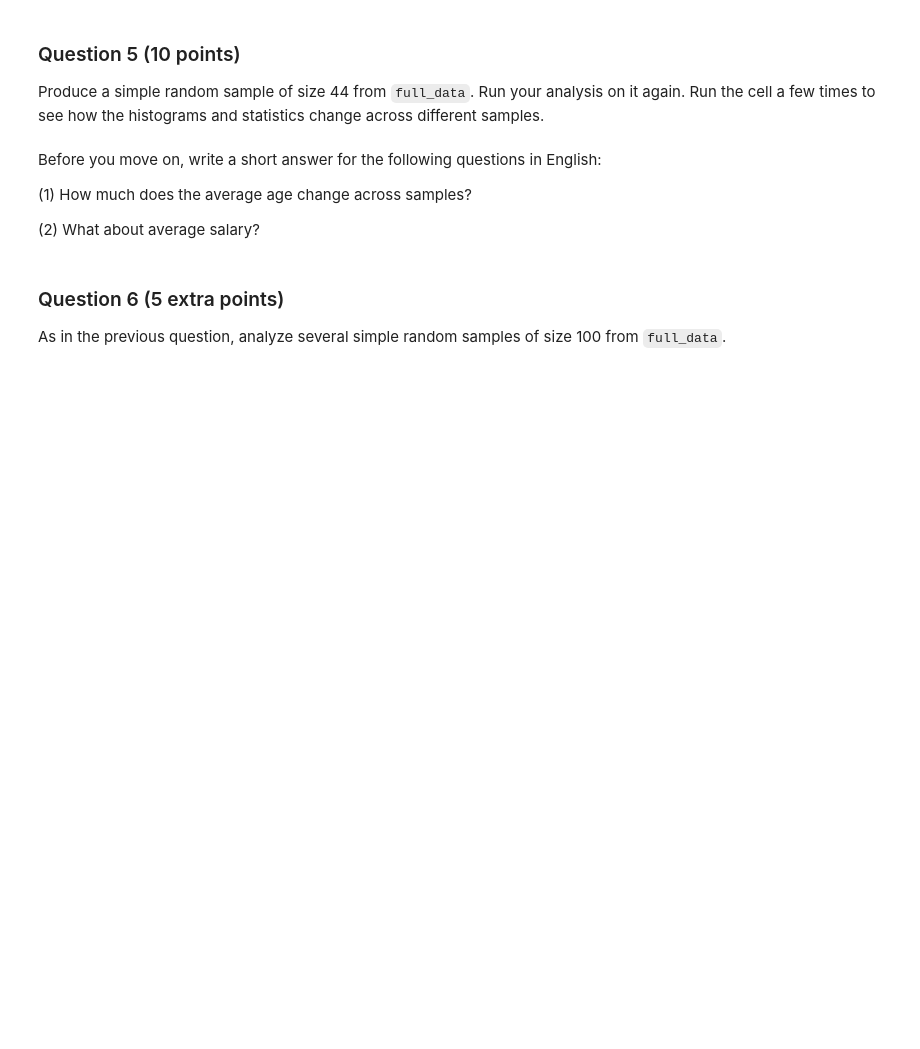
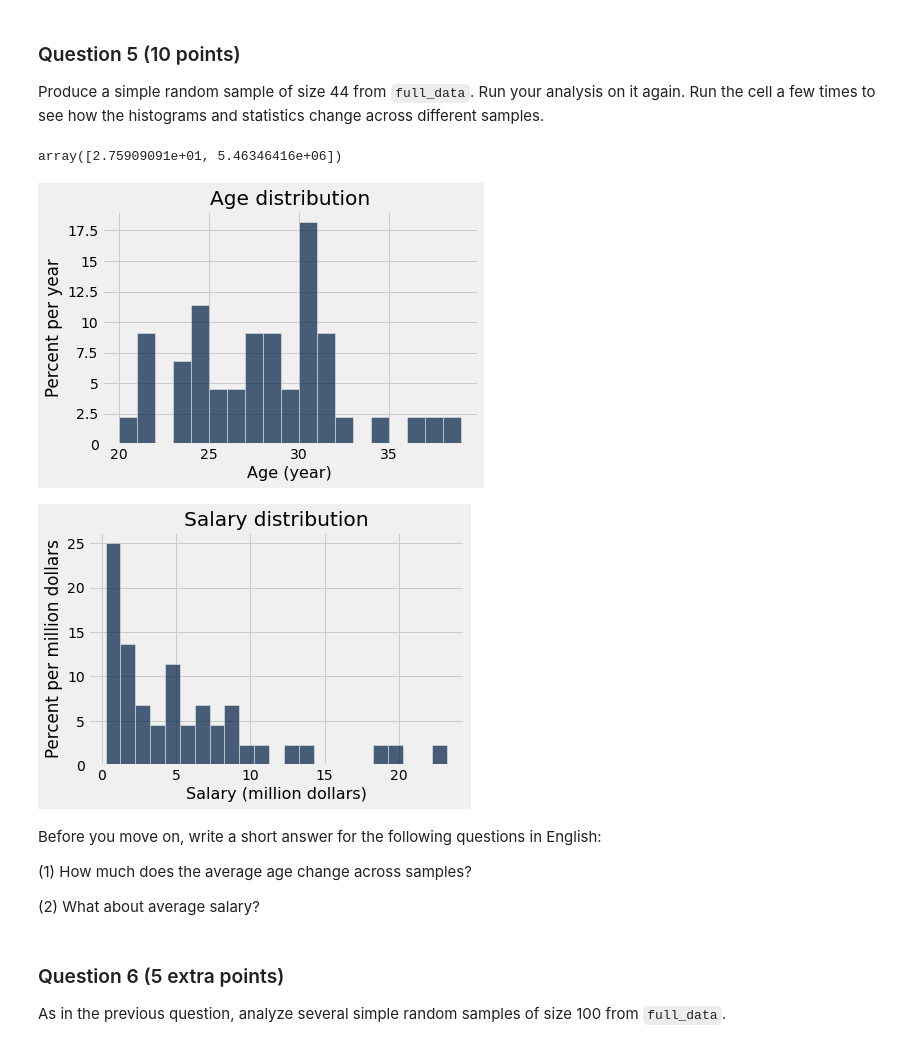
Before and after one commit to Shanmukh451/shanmukhanadh_INFO5502_sPRING2022, a Jupyter notebook: lab_assignment_08.ipynb, the cells around one changed output. Saved outputs shown, nothing was run; the diff lists cells and outputs as text; code cells hidden in the pictures; blank space fills up the shorter version.

```diff
--- a/lab_assignment_08.ipynb
+++ b/lab_assignment_08.ipynb
@@ -190,9 +284,13 @@ salary_data.sample(5, with_replacement=False)
 ### Question 5 (10 points)
 Produce a simple random sample of size 44 from `full_data`. Run your analysis on it again.  Run the cell a few times to see how the histograms and statistics change across different samples.
 # %%
-my_small_srswor_data = ...
-my_small_stats = ...
+my_small_srswor_data = full_data.sample(44)
+my_small_stats = compute_statistics(my_small_srswor_data)
 my_small_stats
+# %% [output]
+array([2.75909091e+01, 5.46346416e+06])
+[figure, added]
+[figure, added]
 # %% [markdown]
 Before you move on, write a short answer for the following questions in English:
 
```
Also changed, not shown: parts of 24 cells of this notebook.
